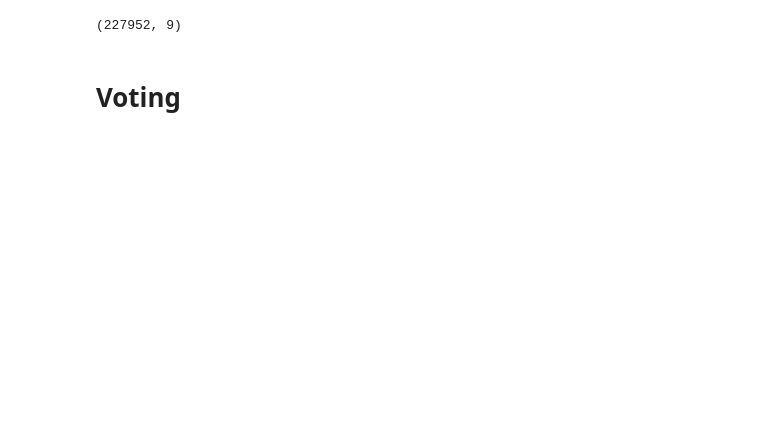
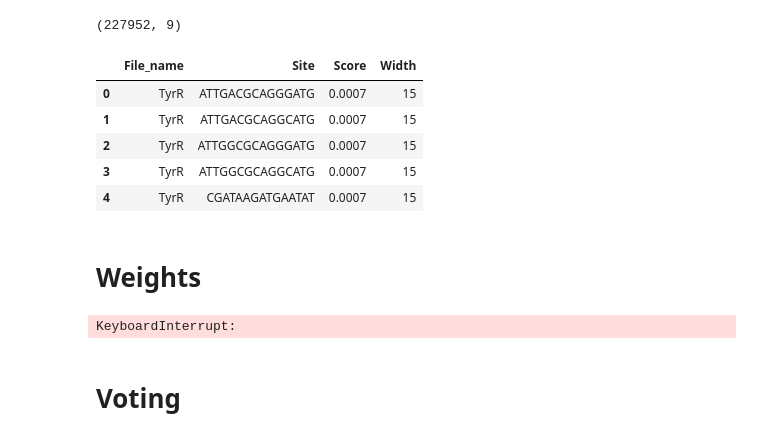
Before and after one commit to SpyrosAlvanakis/Molecular_Algorithms_project, a Jupyter notebook: Voting.ipynb, the cells around one changed output. Drawn from its saved outputs; the diff is of its cells as text; code cells hidden in the pictures; blank space fills up the shorter version.

```diff
--- a/Voting.ipynb
+++ b/Voting.ipynb
@@ -22,3 +22,16 @@ concat.head()
 concat.shape
 # %% [output]
 (227952, 9)
+# %%
+streme_results = pd.read_csv('CSVs/stage_1/streme_sites.csv')
+streme_results = streme_results.iloc[:, 1:]
+streme_results.head()
+# %% [output]
+|  | File_name | Site | Score | Width |
+| 0 | TyrR | ATTGACGCAGGGATG | 0.0007 | 15 |
+| 1 | TyrR | ATTGACGCAGGCATG | 0.0007 | 15 |
+| 2 | TyrR | ATTGGCGCAGGGATG | 0.0007 | 15 |
+| 3 | TyrR | ATTGGCGCAGGCATG | 0.0007 | 15 |
+| 4 | TyrR | CGATAAGATGAATAT | 0.0007 | 15 |
+# %% [markdown]
+# **Weights**
@@ -24,0 +60,4 @@ concat.shape
+# %%
+updated_concat = add_weights_to_concat(concat, streme_results)
+# %% [output]
+KeyboardInterrupt:
```
Also changed, not shown: parts of 6 cells of this notebook.
